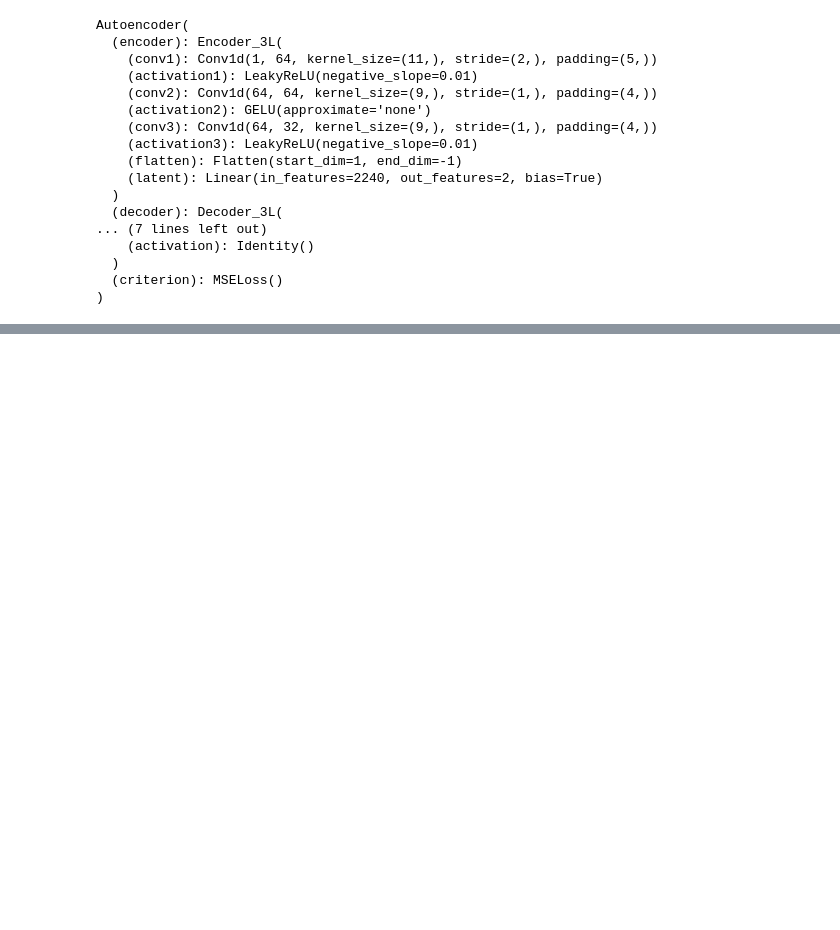
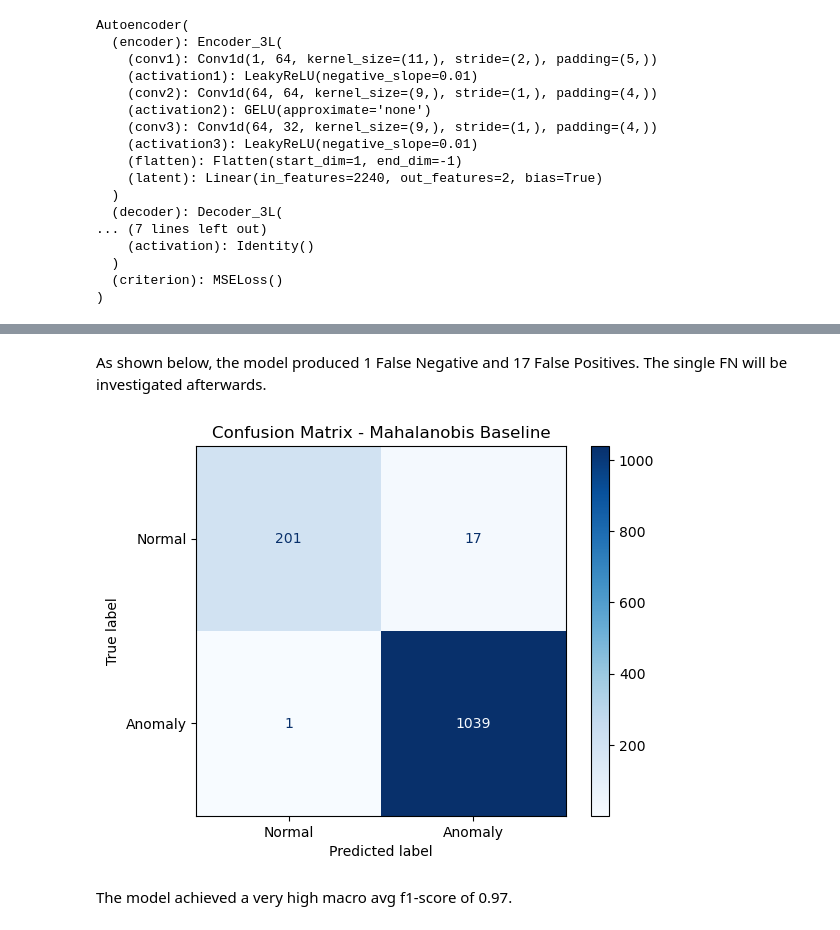
Before and after one commit to felipemattosv/ECG-anomaly-detection, a Jupyter notebook: 5_AE_Results.ipynb, the cells around one changed output, grey strips where cells are left out. Cells and saved outputs as stored; diff of their text form; code cells hidden in the pictures; blank space fills up the shorter version.

```diff
--- a/5_AE_Results.ipynb
+++ b/5_AE_Results.ipynb
@@ -65,0 +210,2 @@ Autoencoder(
+# %%
+th = 0.16
@@ -65,0 +215,27 @@ Autoencoder(
+# %%
+# Load and preprocess the test set
+test_df = pd.read_parquet("data/processed/test.parquet")
+test_df_flattened = pd.DataFrame(test_df[input_columns].values.flatten(), columns=['signal'])
+
+# Map detailedTarget to binary labels
+test_labels = test_df['detailedTarget'].map(lambda x: 0 if x == 'Normal' else 1)
+
+# Compute reconstruction errors and predictions for the test set
+reconstructed_df = compute_reconstruction_and_errors(test_df_flattened, model, window_size, step_size, batch_size, scaler)
+test_point_errors = reconstructed_df['point_error'].values
+test_windowMeanErrors = compute_window_mean(test_point_errors, window_size, step_size)
+test_predictions = (test_windowMeanErrors > th).astype(int)
+# %% [markdown]
+As shown below, the model produced 1 False Negative and 17 False Positives. The single FN will be investigated afterwards.
+# %%
+ConfusionMatrixDisplay.from_predictions(
+    test_labels, test_predictions,
+    display_labels=['Normal', 'Anomaly'],
+    cmap='Blues'
+)
+plt.title('Confusion Matrix - Mahalanobis Baseline')
+plt.show()
+# %% [output]
+[figure, added]
+# %% [markdown]
+The model achieved a very high macro avg f1-score of 0.97.
```
Also changed, not shown: parts of 51 cells of this notebook, 2 other files.
